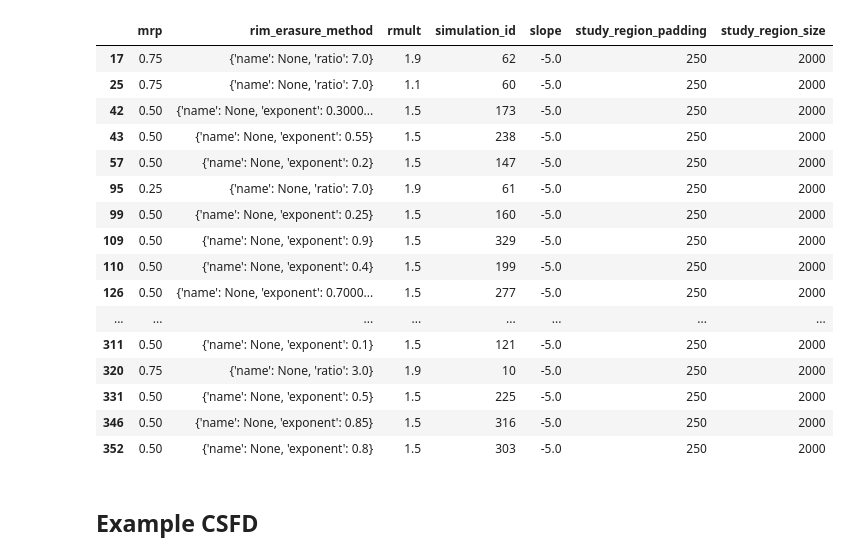
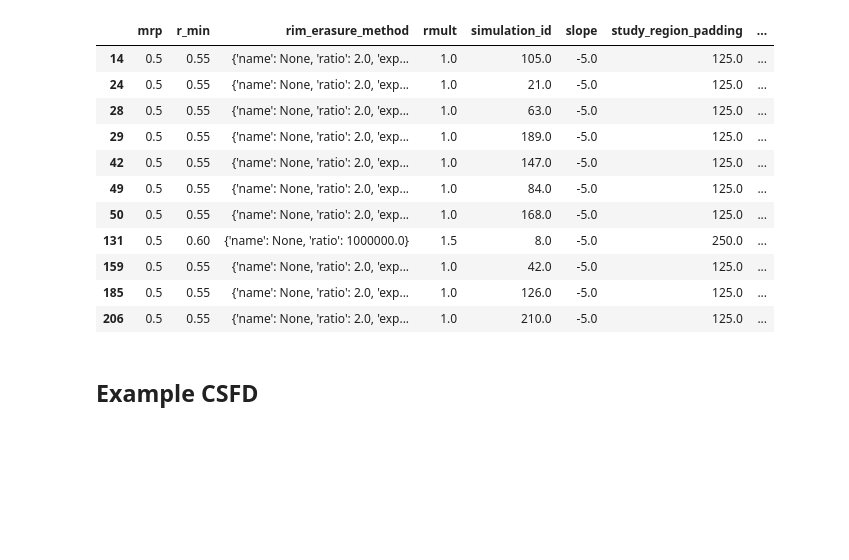
Before and after one commit to seanmason/saturation, a Jupyter notebook: notebooks/thesis/Chapter1/CSFD.ipynb, the cells around one changed output. Saved outputs shown, nothing was run; the diff lists cells and outputs as text; code cells hidden in the pictures; blank space fills up the shorter version.

```diff
--- a/notebooks/thesis/Chapter1/CSFD.ipynb
+++ b/notebooks/thesis/Chapter1/CSFD.ipynb
@@ -54,13 +54,9 @@ Traceback (most recent call last):
 EOFError
 ----------------------------------------
 # %%
-# base_path = "/data/saturation/thesis_run_20240929/"
-base_path = "/data/saturation/thesis_run_20241203/"
+base_path = "/data/saturation/thesis_run_20250108/"
 
-configs_df = create_configs_df(read_configs(base_path, spark))
-configs_pd = configs_df.toPandas()
-
-configs_dict = dict()
-for config_file in glob.glob(f"{base_path}/config/config*.yaml"):
-    for k, v in read_config(Path(config_file))["run_configurations"].items():
-        configs_dict[k] = v
+configs_pdf, configs_df, configs_dict = get_configs(
+    base_path=base_path,
+    spark=spark
+)
@@ -67,23 +65,18 @@ for config_file in glob.glob(f"{base_path}/config/config*.yaml"):
 # %%
-configs_pd[configs_pd.slope.between(-5.1, -4.9)].sort_values("slope")
+configs_pdf[configs_pdf.slope.between(-5.1, -4.9)].sort_values("slope")
 # %% [output]
-|  | mrp | rim_erasure_method | rmult | simulation_id | slope | study_region_padding | study_region_size |
-| 17 | 0.75 | {'name': None, 'ratio': 7.0} | 1.9 | 62 | -5.0 | 250 | 2000 |
-| 25 | 0.75 | {'name': None, 'ratio': 7.0} | 1.1 | 60 | -5.0 | 250 | 2000 |
-| 42 | 0.50 | {'name': None, 'exponent': 0.3000... | 1.5 | 173 | -5.0 | 250 | 2000 |
-| 43 | 0.50 | {'name': None, 'exponent': 0.55} | 1.5 | 238 | -5.0 | 250 | 2000 |
-| 57 | 0.50 | {'name': None, 'exponent': 0.2} | 1.5 | 147 | -5.0 | 250 | 2000 |
-| 95 | 0.25 | {'name': None, 'ratio': 7.0} | 1.9 | 61 | -5.0 | 250 | 2000 |
-| 99 | 0.50 | {'name': None, 'exponent': 0.25} | 1.5 | 160 | -5.0 | 250 | 2000 |
-| 109 | 0.50 | {'name': None, 'exponent': 0.9} | 1.5 | 329 | -5.0 | 250 | 2000 |
-| 110 | 0.50 | {'name': None, 'exponent': 0.4} | 1.5 | 199 | -5.0 | 250 | 2000 |
-| 126 | 0.50 | {'name': None, 'exponent': 0.7000... | 1.5 | 277 | -5.0 | 250 | 2000 |
-| ... | ... | ... | ... | ... | ... | ... | ... |
-| 311 | 0.50 | {'name': None, 'exponent': 0.1} | 1.5 | 121 | -5.0 | 250 | 2000 |
-| 320 | 0.75 | {'name': None, 'ratio': 3.0} | 1.9 | 10 | -5.0 | 250 | 2000 |
-| 331 | 0.50 | {'name': None, 'exponent': 0.5} | 1.5 | 225 | -5.0 | 250 | 2000 |
-| 346 | 0.50 | {'name': None, 'exponent': 0.85} | 1.5 | 316 | -5.0 | 250 | 2000 |
-| 352 | 0.50 | {'name': None, 'exponent': 0.8} | 1.5 | 303 | -5.0 | 250 | 2000 |
+|  | mrp | r_min | rim_erasure_method | rmult | simulation_id | slope | study_region_padding | ... |
+| 14 | 0.5 | 0.55 | {'name': None, 'ratio': 2.0, 'exp... | 1.0 | 105.0 | -5.0 | 125.0 | ... |
+| 24 | 0.5 | 0.55 | {'name': None, 'ratio': 2.0, 'exp... | 1.0 | 21.0 | -5.0 | 125.0 | ... |
+| 28 | 0.5 | 0.55 | {'name': None, 'ratio': 2.0, 'exp... | 1.0 | 63.0 | -5.0 | 125.0 | ... |
+| 29 | 0.5 | 0.55 | {'name': None, 'ratio': 2.0, 'exp... | 1.0 | 189.0 | -5.0 | 125.0 | ... |
+| 42 | 0.5 | 0.55 | {'name': None, 'ratio': 2.0, 'exp... | 1.0 | 147.0 | -5.0 | 125.0 | ... |
+| 49 | 0.5 | 0.55 | {'name': None, 'ratio': 2.0, 'exp... | 1.0 | 84.0 | -5.0 | 125.0 | ... |
+| 50 | 0.5 | 0.55 | {'name': None, 'ratio': 2.0, 'exp... | 1.0 | 168.0 | -5.0 | 125.0 | ... |
+| 131 | 0.5 | 0.60 | {'name': None, 'ratio': 1000000.0} | 1.5 | 8.0 | -5.0 | 250.0 | ... |
+| 159 | 0.5 | 0.55 | {'name': None, 'ratio': 2.0, 'exp... | 1.0 | 42.0 | -5.0 | 125.0 | ... |
+| 185 | 0.5 | 0.55 | {'name': None, 'ratio': 2.0, 'exp... | 1.0 | 126.0 | -5.0 | 125.0 | ... |
+| 206 | 0.5 | 0.55 | {'name': None, 'ratio': 2.0, 'exp... | 1.0 | 210.0 | -5.0 | 125.0 | ... |
 # %% [markdown]
 ## Example CSFD
 # %%
```
Also changed, not shown: parts of 4 cells of this notebook, 8 other files.
